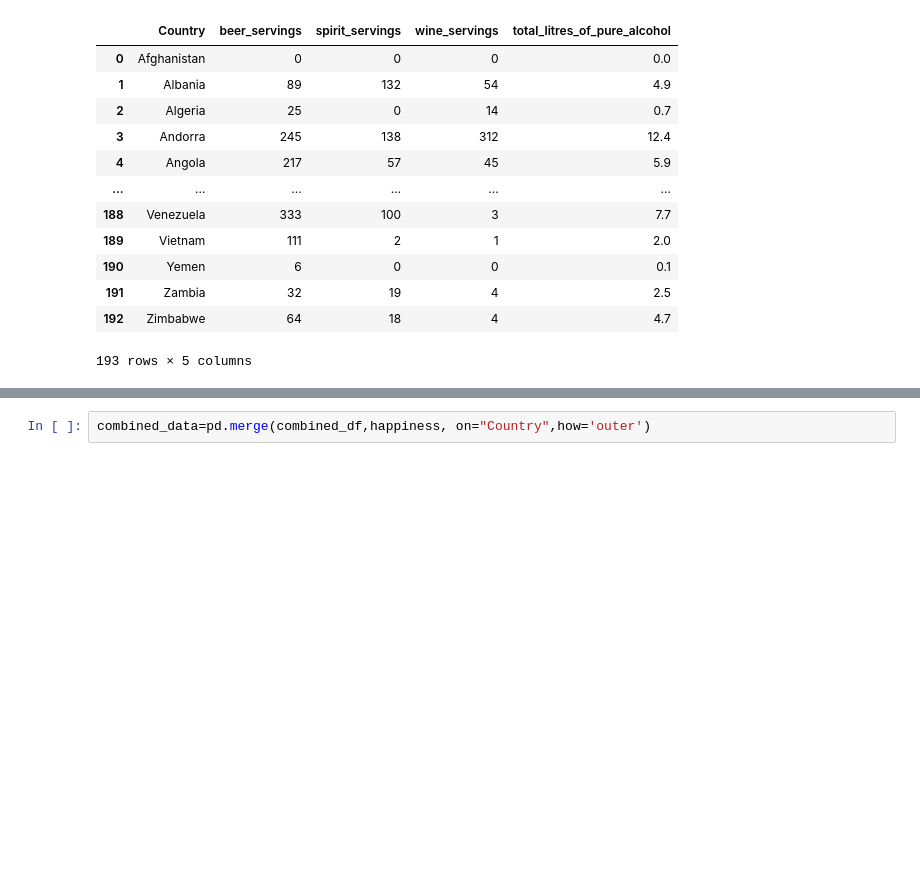
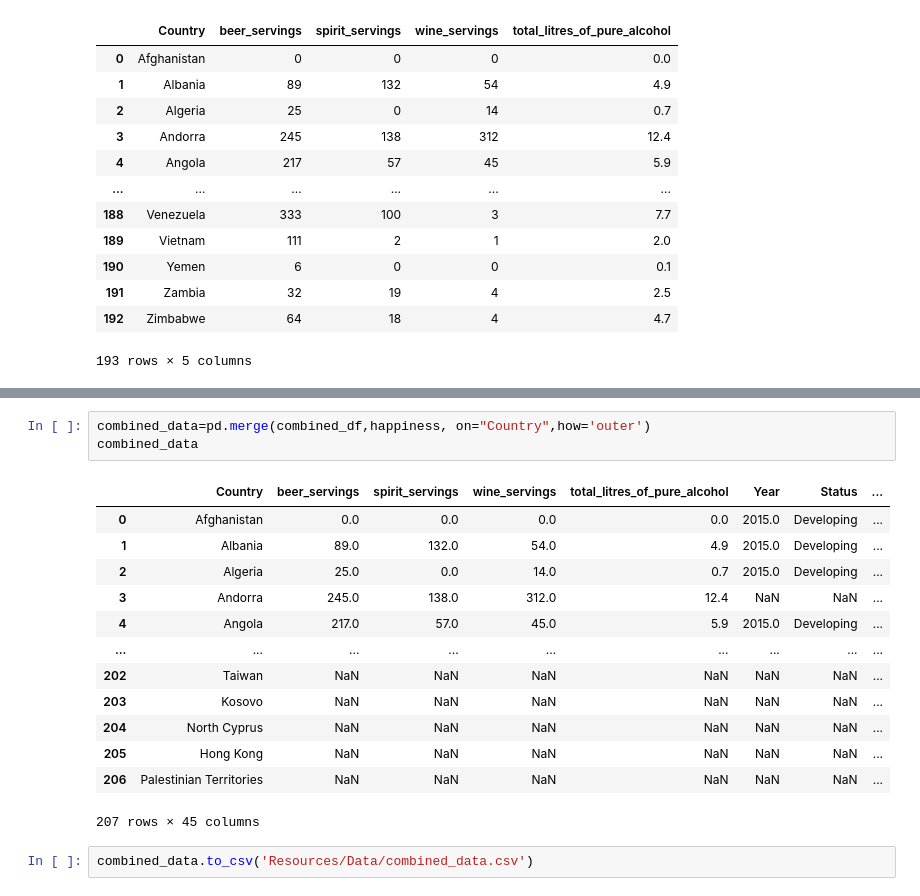
Before and after one commit to staceywai/Final-Project, a Jupyter notebook: combine_data.ipynb, the cells around one changed output, grey strips where cells are left out. Saved outputs shown, nothing was run; the diff lists cells and outputs as text; blank space fills up the shorter version.

Commit message:
update country names and combine data

```diff
--- a/combine_data.ipynb
+++ b/combine_data.ipynb
@@ -127,2 +129,19 @@ combined_df
 # %%
 combined_data=pd.merge(combined_df,happiness, on="Country",how='outer')
+combined_data
+# %% [output]
+|  | Country | beer_servings | spirit_servings | wine_servings | total_litres_of_pure_alcohol | Year | Status | ... |
+| 0 | Afghanistan | 0.0 | 0.0 | 0.0 | 0.0 | 2015.0 | Developing | ... |
+| 1 | Albania | 89.0 | 132.0 | 54.0 | 4.9 | 2015.0 | Developing | ... |
+| 2 | Algeria | 25.0 | 0.0 | 14.0 | 0.7 | 2015.0 | Developing | ... |
+| 3 | Andorra | 245.0 | 138.0 | 312.0 | 12.4 | NaN | NaN | ... |
+| 4 | Angola | 217.0 | 57.0 | 45.0 | 5.9 | 2015.0 | Developing | ... |
+| ... | ... | ... | ... | ... | ... | ... | ... | ... |
+| 202 | Taiwan | NaN | NaN | NaN | NaN | NaN | NaN | ... |
+| 203 | Kosovo | NaN | NaN | NaN | NaN | NaN | NaN | ... |
+| 204 | North Cyprus | NaN | NaN | NaN | NaN | NaN | NaN | ... |
+| 205 | Hong Kong | NaN | NaN | NaN | NaN | NaN | NaN | ... |
+| 206 | Palestinian Territories | NaN | NaN | NaN | NaN | NaN | NaN | ... |
+207 rows × 45 columns
+# %%
+combined_data.to_csv('Resources/Data/combined_data.csv')
```
Also changed, not shown: parts of 5 cells of this notebook, 4 other files.
